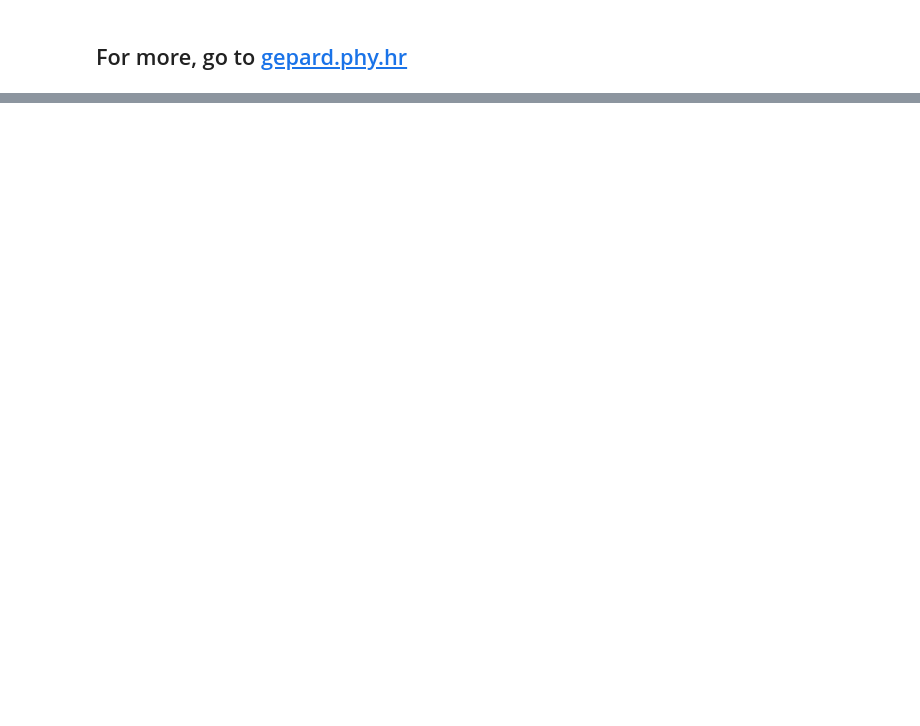
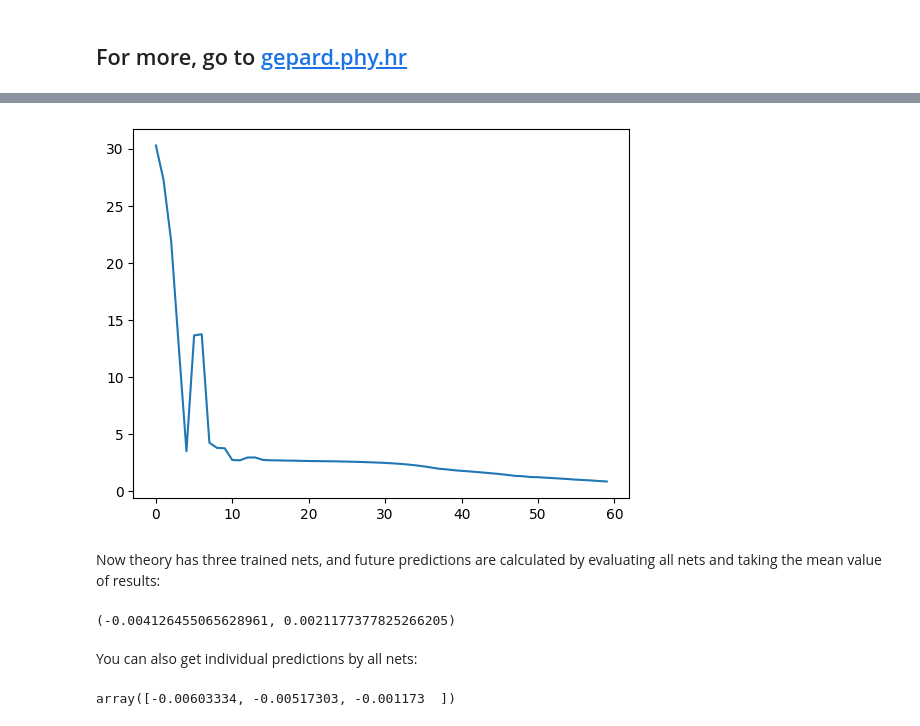
Before and after one commit to kkumer/gepard-presentation, a Jupyter notebook: slides.ipynb, the cells around one changed output, grey strips where cells are left out. Drawn from its saved outputs; the diff is of its cells as text; code cells hidden in the pictures; blank space fills up the shorter version.

```diff
--- a/slides.ipynb
+++ b/slides.ipynb
@@ -240,0 +274,17 @@ collected 111 items
+# %%
+class NNTest(g.model.NeuralModel, g.eff.DipoleEFF, g.dvcs.BMK):
+
+    def build_net(self):
+        '''Overriding the default architecture and optimizer'''
+        nn_model = torch.nn.Sequential(
+                torch.nn.Linear(2, 12),
+                torch.nn.ReLU(),
+                torch.nn.Linear(12, 17),
+                torch.nn.ReLU(),
+                torch.nn.Linear(17, 12),
+                torch.nn.ReLU(),
+                torch.nn.Linear(12, len(self.output_layer))
+            )
+        optimizer = torch.optim.Rprop(nn_model.parameters(),
+                lr=0.05)
+        return nn_model, optimizer
@@ -240,0 +296,2 @@ collected 111 items
+# %%
+th = NNTest(output_layer=['ImH', 'ReH'])
@@ -240,0 +301,2 @@ collected 111 items
+# %%
+f = g.fitter.NeuralFitter(fitpoints, th, nnets=3, maxtries=100, nbatch=6, batchlen=10)
@@ -240,0 +314,3 @@ collected 111 items
+# %%
+%%time
+f.fitgood()
@@ -240,0 +335,17 @@ collected 111 items
+# %%
+plt.plot(f.history)
+plt.show()
+# %% [output]
+[figure, added]
+# %% [markdown]
+Now theory has three trained nets, and future predictions are calculated by evaluating all nets and taking the mean value of results:
+# %%
+th.predict(fitpoints[0], uncertainty=True)  # mean value and standard deviation
+# %% [output]
+(-0.004126455065628961, 0.0021177377825266205)
+# %% [markdown]
+You can also get individual predictions by all nets:
+# %%
+th.predict(fitpoints[0], mesh=True)
+# %% [output]
+array([-0.00603334, -0.00517303, -0.001173  ])
```
Also changed, not shown: parts of 40 cells of this notebook.
